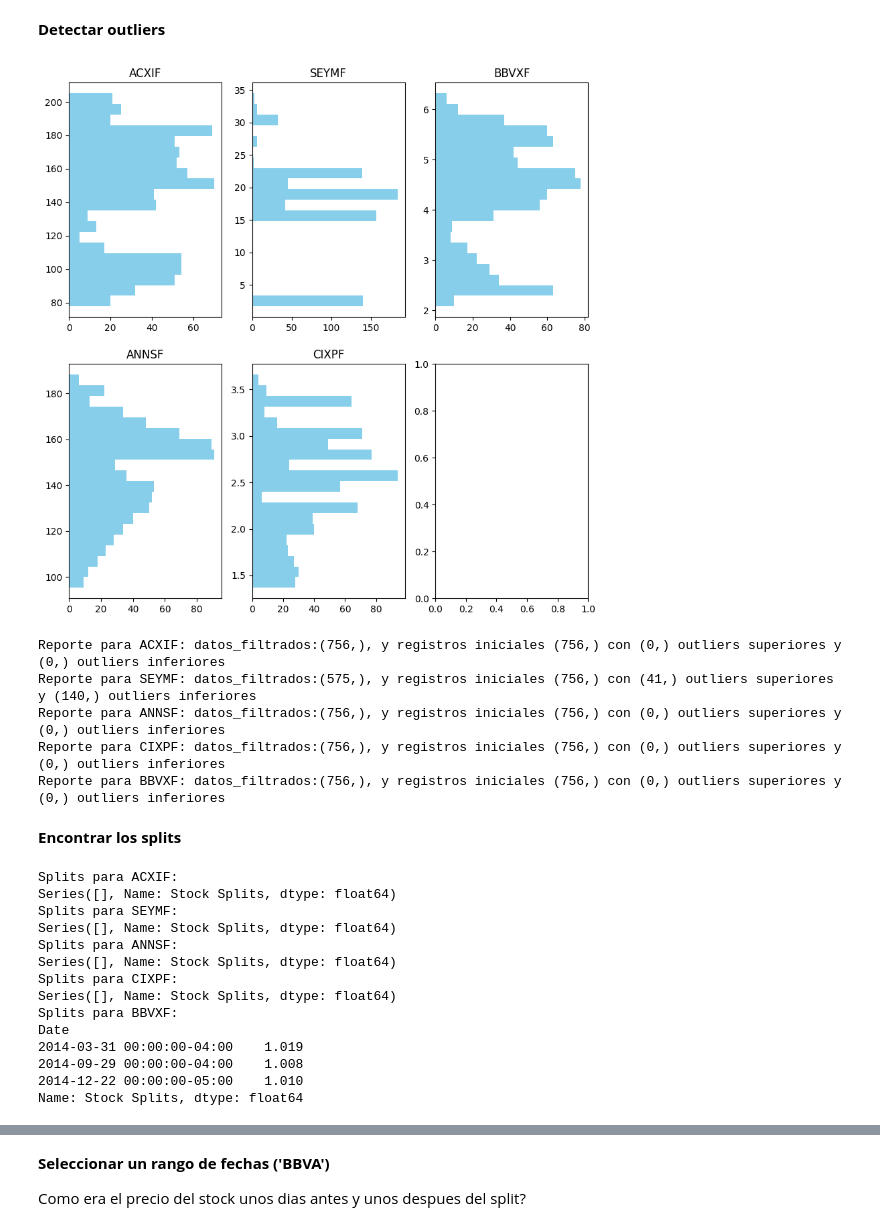
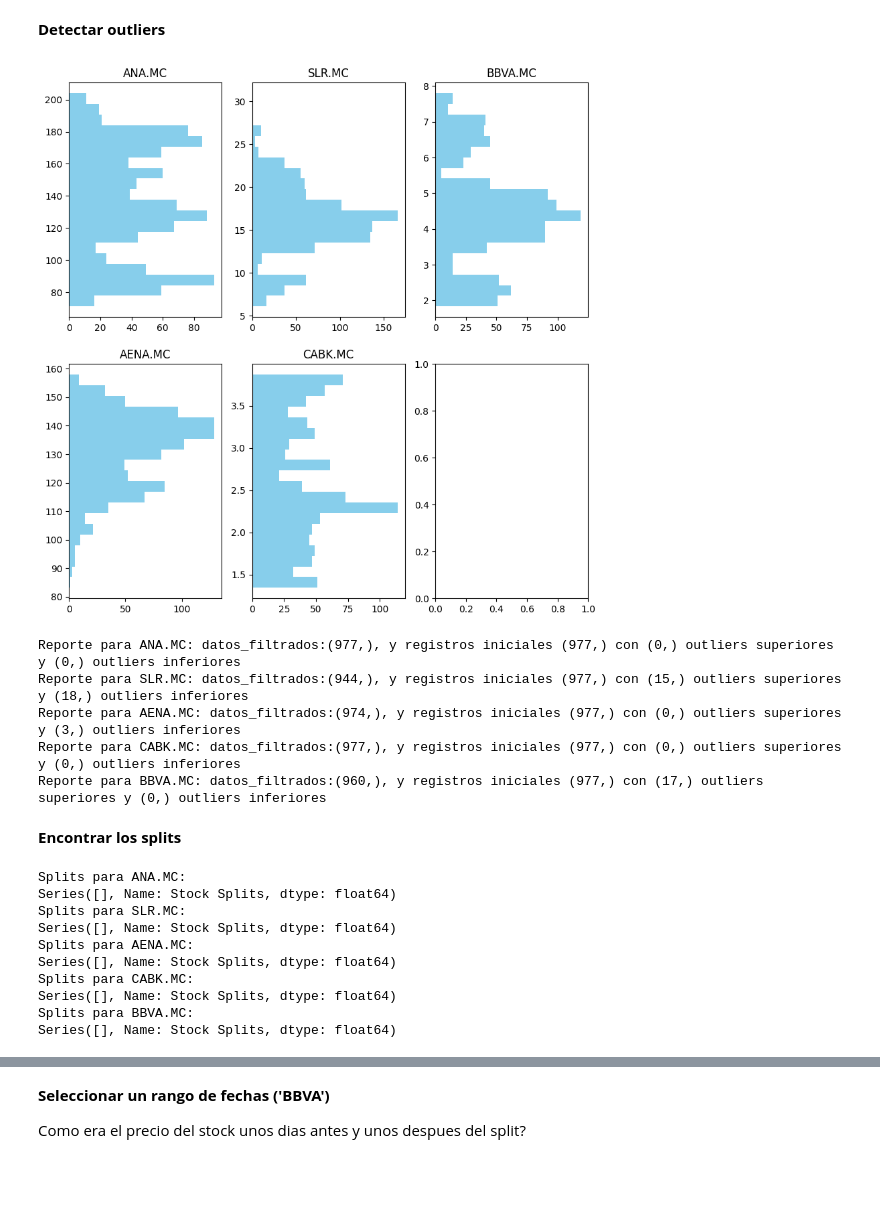
Before and after one commit to venidaydream/Intro_to_Big_Data, a Jupyter notebook: big_data_3_entrega_IBEX35.ipynb, the cells around one changed output, grey strips where cells are left out. Drawn from its saved outputs; the diff is of its cells as text; code cells hidden in the pictures; blank space fills up the shorter version.

```diff
--- a/big_data_3_entrega_IBEX35.ipynb
+++ b/big_data_3_entrega_IBEX35.ipynb
@@ -14,13 +14,11 @@ import pandas as pd
 import datetime
 import yfinance as yf
 
+#elegir acciones
 # ACCIONA, SOLARIA ENERGIA, AENA, CAIXABANK, BBVA
-symbol = ['ACXIF','SEYMF','ANNSF','CIXPF','BBVXF']
+symbol = ['ANA.MC','SLR.MC','AENA.MC','CABK.MC','BBVA.MC']
 stocks = yf.download(symbol)
 stocks_adj = stocks['Adj Close']
-for columna in stocks_adj.columns:
-    primer_indice_con_informacion = stocks_adj[columna].first_valid_index()
-    ultimo_indice_no_nulo = stocks_adj[columna].last_valid_index()
-    print(f"para '{columna}': inicia en  {primer_indice_con_informacion} y finaliza en {ultimo_indice_no_nulo}")
+stocks_adj.head()
 # %% [output]
 [*********************100%%**********************]  5 of 5 completed
@@ -32,9 +48,10 @@ para 'SEYMF': inicia en  2009-12-16 00:00:00 y finaliza en 2023-10-19 00:00:00
 # %%
+#elegir las fechas de las acciones MC - los ultimos 3 años
 start_date = "2020-01-01"
-end_date = "2023-01-01"
+end_date = "2023-10-22"
 
 stocks1 = yf.download(symbol, start=start_date, end=end_date)
 stocks_df2 = stocks1['Adj Close']
-stocks_df2.head()
+stocks_df2.tail()
 # %% [output]
 [*********************100%%**********************]  5 of 5 completed
@@ -135,30 +172,31 @@ plt.show()
 # %%
 import matplotlib.pyplot as plt
 import numpy as np
 
 fig, axes = plt.subplots(nrows=2, ncols=3, figsize=(10, 10))
 
-#  symbol = ['ACXIF','SEYMF','ANNSF','CIXPF','BBVXF']
-axes[0, 0].hist(stocks_df2['ACXIF'], bins=20, color='skyblue', orientation='horizontal')
-axes[0, 0].set_title('ACXIF')
+# ACCIONA, SOLARIA ENERGIA, AENA, CAIXABANK, BBVA
+symbol = ['ANA.MC','SLR.MC','AENA.MC','CABK.MC','BBVA.MC']
+axes[0, 0].hist(stocks_df2['ANA.MC'], bins=20, color='skyblue', orientation='horizontal')
+axes[0, 0].set_title('ANA.MC')
 
-axes[0, 1].hist(stocks_df2['SEYMF'], bins=20, color='skyblue', orientation='horizontal')
-axes[0, 1].set_title('SEYMF')
+axes[0, 1].hist(stocks_df2['SLR.MC'], bins=20, color='skyblue', orientation='horizontal')
+axes[0, 1].set_title('SLR.MC')
 
-axes[1, 0].hist(stocks_df2['ANNSF'], bins=20, color='skyblue', orientation='horizontal')
-axes[1, 0].set_title('ANNSF')
+axes[1, 0].hist(stocks_df2['AENA.MC'], bins=20, color='skyblue', orientation='horizontal')
+axes[1, 0].set_title('AENA.MC')
 
-axes[1, 1].hist(stocks_df2['CIXPF'], bins=20, color='skyblue', orientation='horizontal')
-axes[1, 1].set_title('CIXPF')
+axes[1, 1].hist(stocks_df2['CABK.MC'], bins=20, color='skyblue', orientation='horizontal')
+axes[1, 1].set_title('CABK.MC')
 
-axes[0, 2].hist(stocks_df2['BBVXF'], bins=20, color='skyblue', orientation='horizontal')
-axes[0, 2].set_title('BBVXF')
+axes[0, 2].hist(stocks_df2['BBVA.MC'], bins=20, color='skyblue', orientation='horizontal')
+axes[0, 2].set_title('BBVA.MC')
 
 plt.show()
 # %% [output]
-[figure, old version]
+[figure, new version]
 # %%
-symbol = ['ACXIF','SEYMF','ANNSF','CIXPF','BBVXF']
+symbol = ['ANA.MC','SLR.MC','AENA.MC','CABK.MC','BBVA.MC']
 for i in symbol:
     Q1 = stocks_df2[i].quantile(0.25)
     Q3 = stocks_df2[i].quantile(0.75)
@@ -178,16 +216,16 @@ for i in symbol:
 
     print(f'Reporte para {i}: datos_filtrados:{datos_filtrados.shape}, y registros iniciales {stocks_df2[i].shape} con {datos_max.shape} outliers superiores y {datos_min.shape} outliers inferiores')
 # %% [output]
-Reporte para ACXIF: datos_filtrados:(756,), y registros iniciales (756,) con (0,) outliers superiores y (0,) outliers inferiores
-Reporte para SEYMF: datos_filtrados:(575,), y registros iniciales (756,) con (41,) outliers superiores y (140,) outliers inferiores
-Reporte para ANNSF: datos_filtrados:(756,), y registros iniciales (756,) con (0,) outliers superiores y (0,) outliers inferiores
-Reporte para CIXPF: datos_filtrados:(756,), y registros iniciales (756,) con (0,) outliers superiores y (0,) outliers inferiores
-Reporte para BBVXF: datos_filtrados:(756,), y registros iniciales (756,) con (0,) outliers superiores y (0,) outliers inferiores
+Reporte para ANA.MC: datos_filtrados:(977,), y registros iniciales (977,) con (0,) outliers superiores y (0,) outliers inferiores
+Reporte para SLR.MC: datos_filtrados:(944,), y registros iniciales (977,) con (15,) outliers superiores y (18,) outliers inferiores
+Reporte para AENA.MC: datos_filtrados:(974,), y registros iniciales (977,) con (0,) outliers superiores y (3,) outliers inferiores
+Reporte para CABK.MC: datos_filtrados:(977,), y registros iniciales (977,) con (0,) outliers superiores y (0,) outliers inferiores
+Reporte para BBVA.MC: datos_filtrados:(960,), y registros iniciales (977,) con (17,) outliers superiores y (0,) outliers inferiores
 # %% [markdown]
 **Encontrar los splits**
 # %%
 # Definir los símbolos de las acciones
-symbol = ['ACXIF','SEYMF','ANNSF','CIXPF','BBVXF']
+symbol = ['ANA.MC','SLR.MC','AENA.MC','CABK.MC','BBVA.MC']
 
 # Crear un diccionario para almacenar información sobre los splits
 splits_info = {}
@@ -203,17 +241,13 @@ for symbol, splits in splits_info.items():
     print(f"Splits para {symbol}:")
     print(splits)
 # %% [output]
-Splits para ACXIF:
+Splits para ANA.MC:
 Series([], Name: Stock Splits, dtype: float64)
-Splits para SEYMF:
+Splits para SLR.MC:
 Series([], Name: Stock Splits, dtype: float64)
-Splits para ANNSF:
+Splits para AENA.MC:
 Series([], Name: Stock Splits, dtype: float64)
-Splits para CIXPF:
+Splits para CABK.MC:
 Series([], Name: Stock Splits, dtype: float64)
-Splits para BBVXF:
-Date
-2014-03-31 00:00:00-04:00    1.019
-2014-09-29 00:00:00-04:00    1.008
-2014-12-22 00:00:00-05:00    1.010
-Name: Stock Splits, dtype: float64
+Splits para BBVA.MC:
+Series([], Name: Stock Splits, dtype: float64)
```
Also changed, not shown: parts of 16 cells of this notebook.
